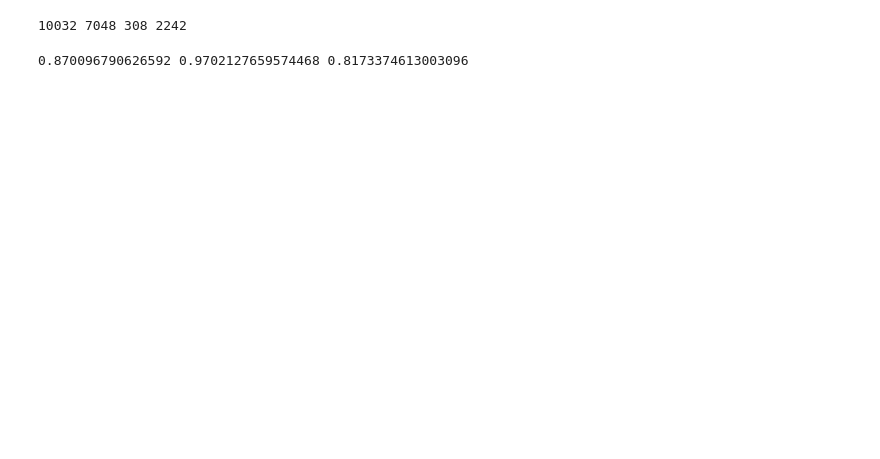
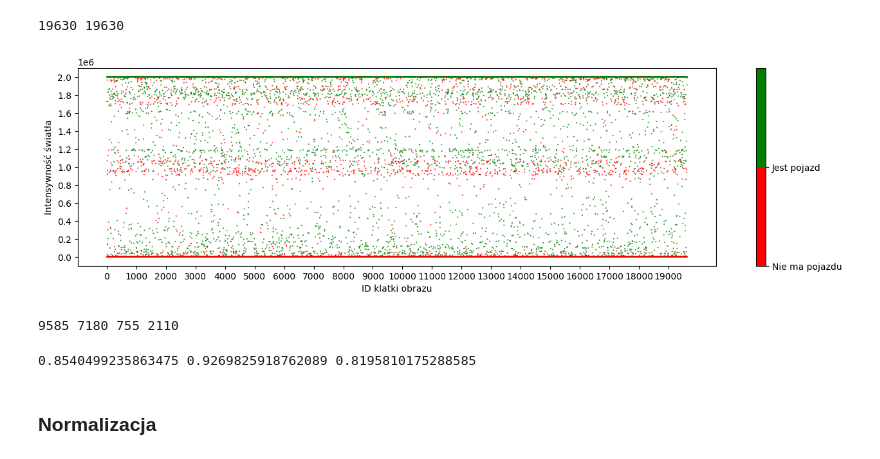
Before and after one commit to panjacob/A-study-of-nighttime-vehicle-detection-algorithms, a Jupyter notebook: Recordings2/8_average_brightness.ipynb, the cells around one changed output. Saved outputs shown, nothing was run; the diff lists cells and outputs as text; code cells hidden in the pictures; blank space fills up the shorter version.

```diff
--- a/Recordings2/8_average_brightness.ipynb
+++ b/Recordings2/8_average_brightness.ipynb
@@ -12,6 +15,39 @@ training_files_false = [os.path.join(training_path, 'false', x) for x in
 
 dataset = training_files_true + training_files_false
 random.shuffle(dataset)
+# %%
+y = []
+label = []
+skip_value = 2_000_000
+for img_path in tqdm(dataset):
+    img = cv2.imread(img_path)
+    etiquette = img_path.split('\\')[2] == 'true'
+    numbers_bigger_than = (img[img > 220]).sum()
+    if numbers_bigger_than > skip_value:
+        numbers_bigger_than = skip_value
+    y.append(numbers_bigger_than)
+    label.append(etiquette)
+x = list(range(len(y)))
+print(len(x), len(y))
+# %% [output]
+19630 19630
+# %%
+colors = ['red', 'green']
+fig = plt.figure(figsize=(16, 4))
+plt.scatter(x, y, c=label, cmap=matplotlib.colors.ListedColormap(colors), s=0.2)
+cb = plt.colorbar()
+loc = np.arange(0, max(label), max(label) / float(len(colors)))
+cb.set_ticks(loc)
+cb.set_ticklabels(['Nie ma pojazdu', 'Jest pojazd'])
+plt.xlabel("ID klatki obrazu")
+plt.ylabel("Intensywność światła")
+plt.xticks(np.arange(min(x), max(x) + 1, 1000.0))
+
+plt.yticks(np.arange(min(y), max(y) + 1, 200_000))
+# plt.title('Analiza intensywości światła z czujnika')
+plt.show()
+# %% [output]
+[figure, added]
 # %%
 
 TP = TN = FP = FN = 0
@@ -31,11 +67,13 @@ for img_path in tqdm(dataset):
 # %%
 print(TP, TN, FN, FP)
 # %% [output]
-10032 7048 308 2242
+9585 7180 755 2110
 # %%
 accuracy = (TP + TN) / (TP + FN + TN + FP)
 recall = TP / (TP + FN)
 precision = TP / (TP + FP)
 print(accuracy, recall, precision)
 # %% [output]
-0.870096790626592 0.9702127659574468 0.8173374613003096
+0.8540499235863475 0.9269825918762089 0.8195810175288585
+# %% [markdown]
+### Normalizacja
```
Also changed, not shown: parts of 4 cells of this notebook, 1 other file.
